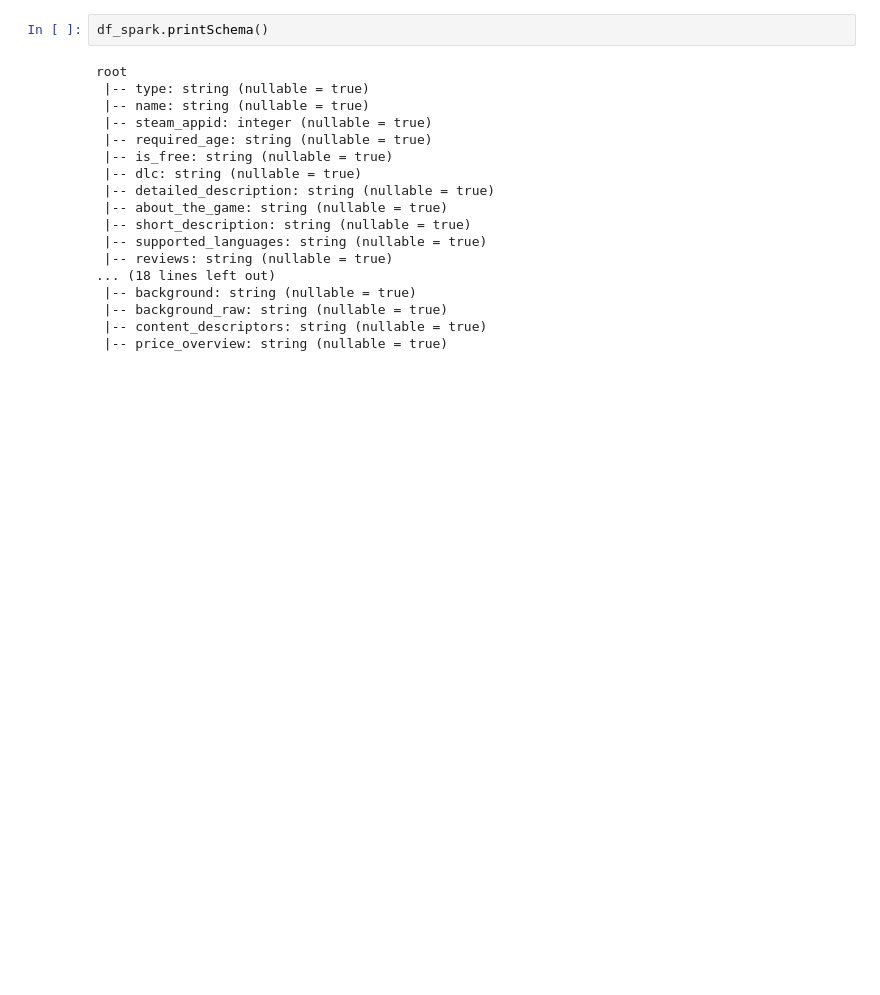
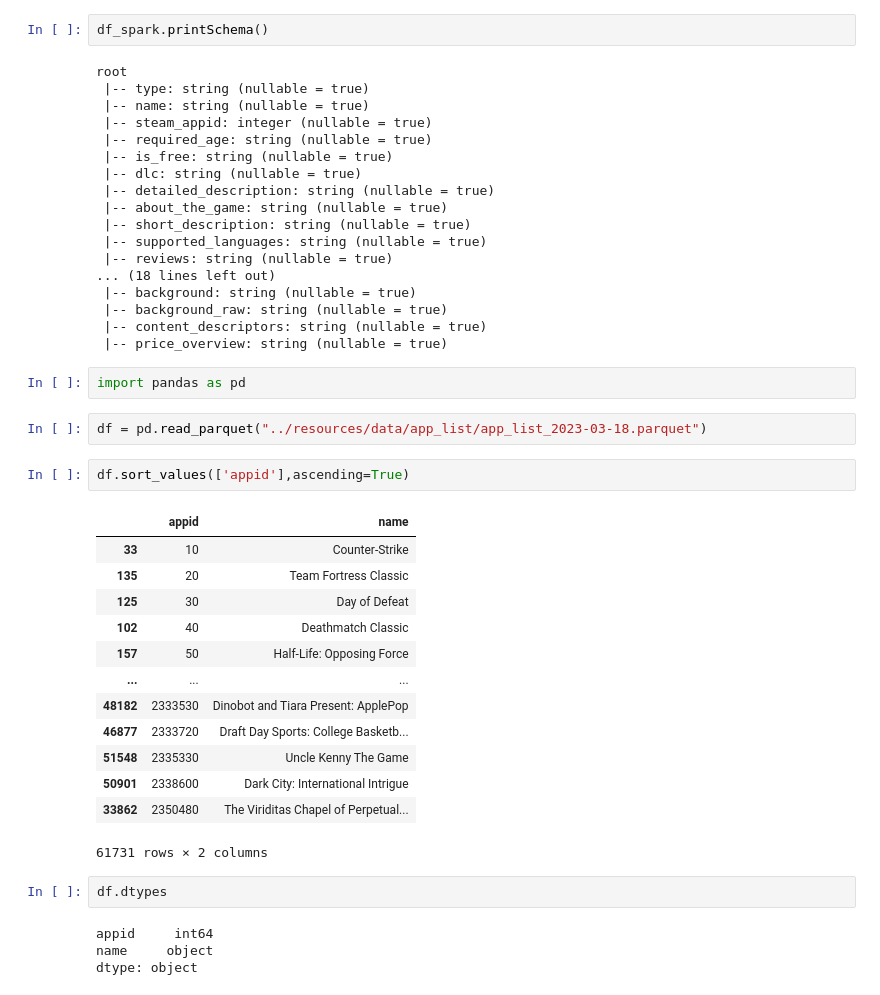
Before and after one commit to arthurreynoob/Steam-DataEngg-Local, a Jupyter notebook: apps/Untitled.ipynb, the cells around one changed output. Cells and saved outputs as stored; diff of their text form; blank space fills up the shorter version.

```diff
--- a/apps/Untitled.ipynb
+++ b/apps/Untitled.ipynb
@@ -271,3 +271,29 @@ root
  |-- background_raw: string (nullable = true)
  |-- content_descriptors: string (nullable = true)
  |-- price_overview: string (nullable = true)
+# %%
+import pandas as pd
+# %%
+df = pd.read_parquet("../resources/data/app_list/app_list_2023-03-18.parquet")
+# %%
+df.sort_values(['appid'],ascending=True)
+# %% [output]
+|  | appid | name |
+| 33 | 10 | Counter-Strike |
+| 135 | 20 | Team Fortress Classic |
+| 125 | 30 | Day of Defeat |
+| 102 | 40 | Deathmatch Classic |
+| 157 | 50 | Half-Life: Opposing Force |
+| ... | ... | ... |
+| 48182 | 2333530 | Dinobot and Tiara Present: ApplePop |
+| 46877 | 2333720 | Draft Day Sports: College Basketb... |
+| 51548 | 2335330 | Uncle Kenny The Game |
+| 50901 | 2338600 | Dark City: International Intrigue |
+| 33862 | 2350480 | The Viriditas Chapel of Perpetual... |
+61731 rows × 2 columns
+# %%
+df.dtypes
+# %% [output]
+appid     int64
+name     object
+dtype: object
```
Also changed, not shown: 1 other file.
